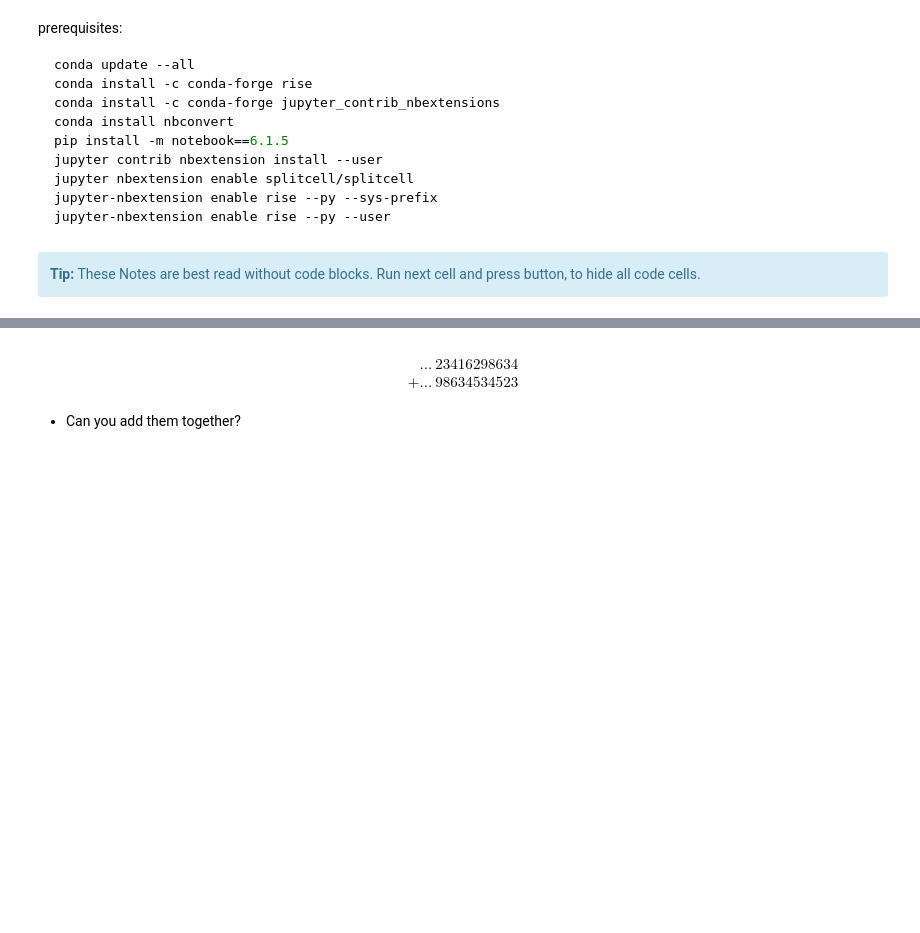
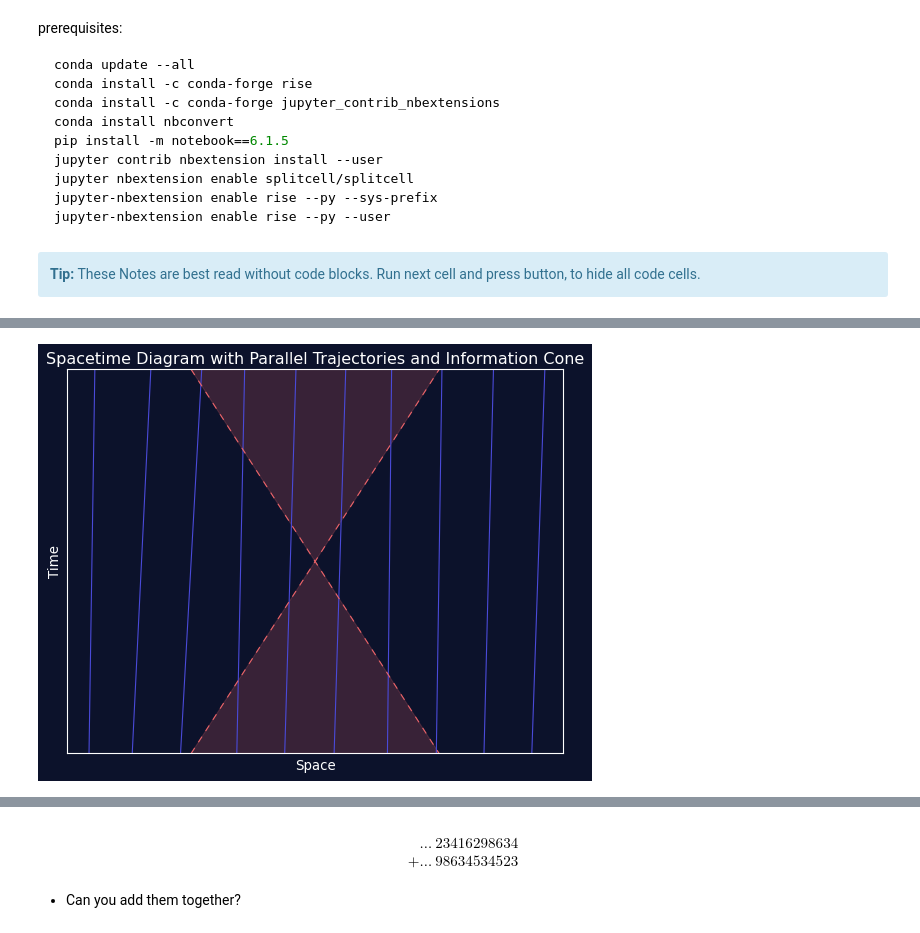
Before and after one commit to thomasliebig/jupyterlite, a Jupyter notebook: content/Lecture-Notes-p-adic-Data-Analysis.ipynb, the cells around one changed output, grey strips where cells are left out. Saved outputs shown, nothing was run; the diff lists cells and outputs as text; code cells hidden in the pictures; blank space fills up the shorter version.

````diff
--- a/content/Lecture-Notes-p-adic-Data-Analysis.ipynb
+++ b/content/Lecture-Notes-p-adic-Data-Analysis.ipynb
@@ -28,6 +28,22 @@ jupyter nbextension enable splitcell/splitcell
 jupyter-nbextension enable rise --py --sys-prefix
 jupyter-nbextension enable rise --py --user
 ```
+# %%
+from manim import *
+
+config.media_width = "100%"
+config.pixel_width = 200
+config.pixel_height = 200
+
+config.verbosity = "CRITICAL"
+
+import warnings
+warnings.filterwarnings('ignore')
+
+import matplotlib.pyplot as plt
+import numpy as np
+
+plt.style.use(f'style/lamarr_dark.mplstyle')
 # %% [markdown]
 <div class="alert alert-block alert-info">
 <b>Tip:</b> These Notes are best read without code blocks. Run next cell and press button, to hide all code cells.
@@ -55,0 +128,48 @@ $( document ).ready(code_toggle);
+# %%
+import matplotlib.pyplot as plt
+import numpy as np
+
+# Set up the figure and axis
+# Set up the figure and axis
+fig, ax = plt.subplots(figsize=(8, 6))
+
+# Define the time and space ranges
+time = np.linspace(0, 10, 400)
+space = np.linspace(-10, 10, 400)
+
+# Draw trajectories - these are typically lines with the same slope in spacetime diagrams
+velocity = 5  # slope of the lines, change this value for different velocities
+initial_positions = np.linspace(-9, 9, 10)  # starting points for the trajectories
+for position in initial_positions:
+    v=velocity+abs(np.random.normal(5, 30,1))
+    ax.plot(space, v * (space - position) + 5, color=f'C0')
+
+# Draw the information cone for an event at time 5, space 0
+event_time = 5
+event_space = 0
+cone_space = np.linspace(-5, 5, 100)
+ax.plot(event_space + cone_space, event_time + cone_space, color=f'C1', linestyle='--')
+ax.plot(event_space + cone_space, event_time - cone_space, color=f'C1', linestyle='--')
+
+# Fill the future-directed information cone area
+#ax.fill_between(event_space + cone_space, event_time + cone_space, event_time, color='red', alpha=0.1)
+x = [-5, 5, 0, -5, 5 ]
+y = [0, 0, 5, 10, 10 ]
+plt.fill(x, y, c=f'C1', alpha=0.2)
+
+# Set up limits, labels, and grid
+ax.set_xlim(-10, 10)
+ax.set_ylim(0, 10)
+ax.set_xlabel('Space')
+ax.set_ylabel('Time')
+ax.set_title('Spacetime Diagram with Parallel Trajectories and Information Cone')
+ax.grid(True)
+ax.xaxis.set_tick_params(labelbottom=False)
+ax.yaxis.set_tick_params(labelleft=False)
+ax.set_xticks([])
+ax.set_yticks([])
+
+# Show the plot
+plt.show()
+# %% [output]
+[figure, added]
````
Also changed, not shown: parts of 77 cells of this notebook, 1 other file.
